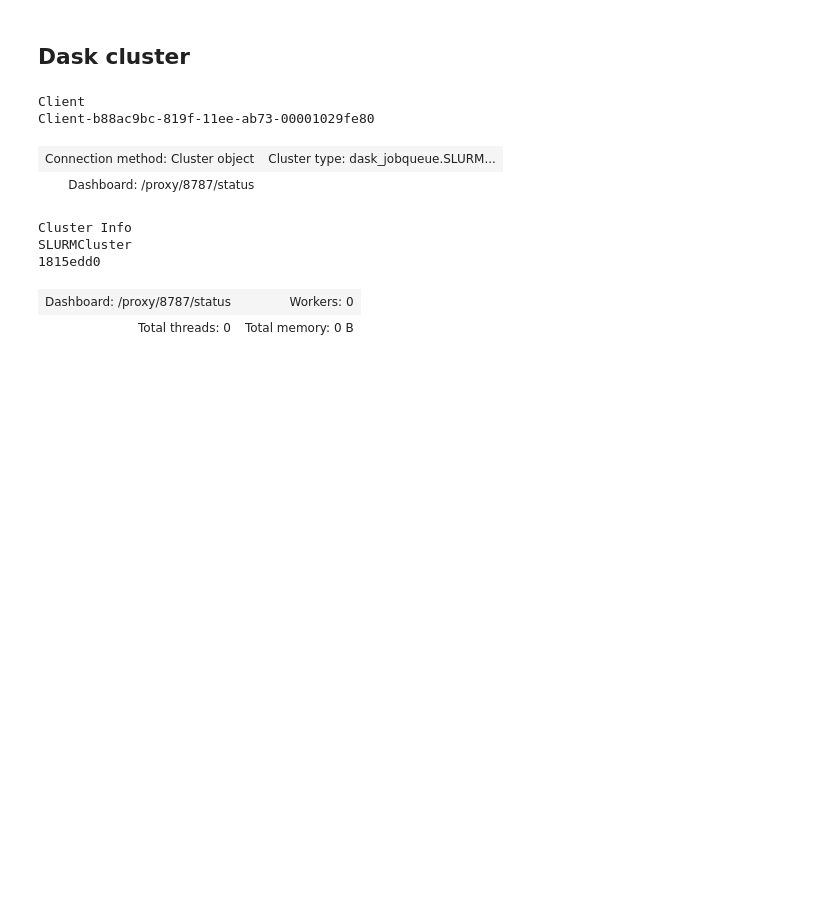
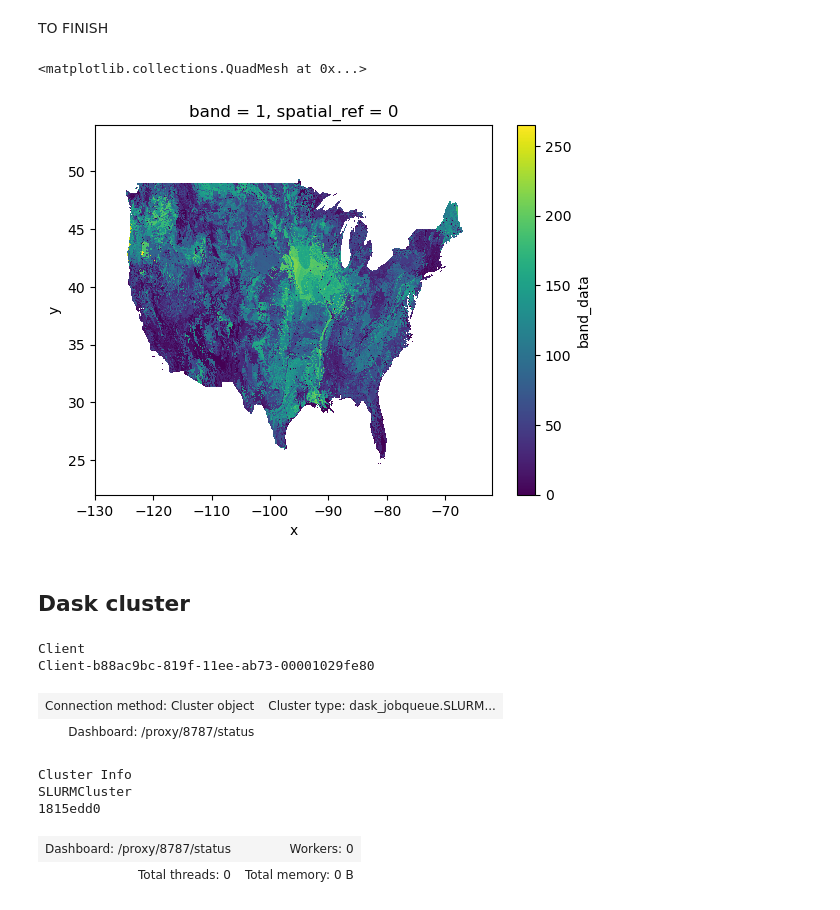
Before and after one commit to david0811/lafferty-etal-2024-tbd, a Jupyter notebook: code/99_GeoData_processing.ipynb, the cells around one changed output. Cells and saved outputs as stored; diff of their text form; code cells hidden in the pictures; blank space fills up the shorter version.

```diff
--- a/code/99_GeoData_processing.ipynb
+++ b/code/99_GeoData_processing.ipynb
@@ -1,3 +1,5 @@
+# %% [markdown]
+TO FINISH
 # %%
 import numpy as np
 import pandas as pd
@@ -6,6 +8,13 @@ import xarray as xr
 import dask
 
 import matplotlib.pyplot as plt
+# %%
+ds = xr.open_dataset('/storage/group/pches/default/private/WBM_data/squam.sr.unh.edu/US_CDL_v3_data/soil/SSURGO_SoilData_awc_frac_mm_m_CONUS_1km.tif')
+# %%
+ds.isel(band=0).band_data.plot()
+# %% [output]
+<matplotlib.collections.QuadMesh at 0x...>
+[figure, added]
 # %% [markdown]
 ## Dask cluster
 # %%
```
Also changed, not shown: parts of 2 cells of this notebook, 3 other files.
